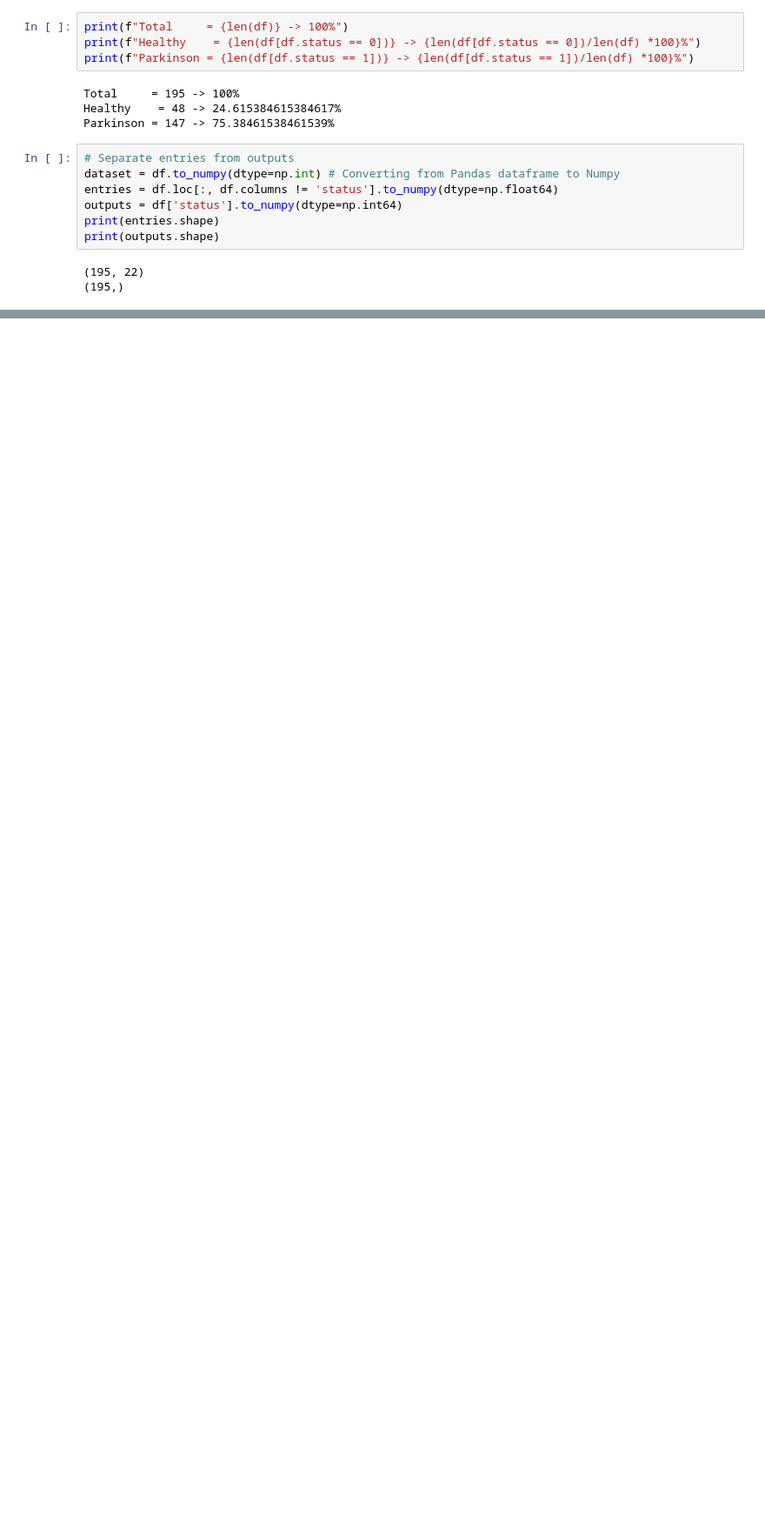
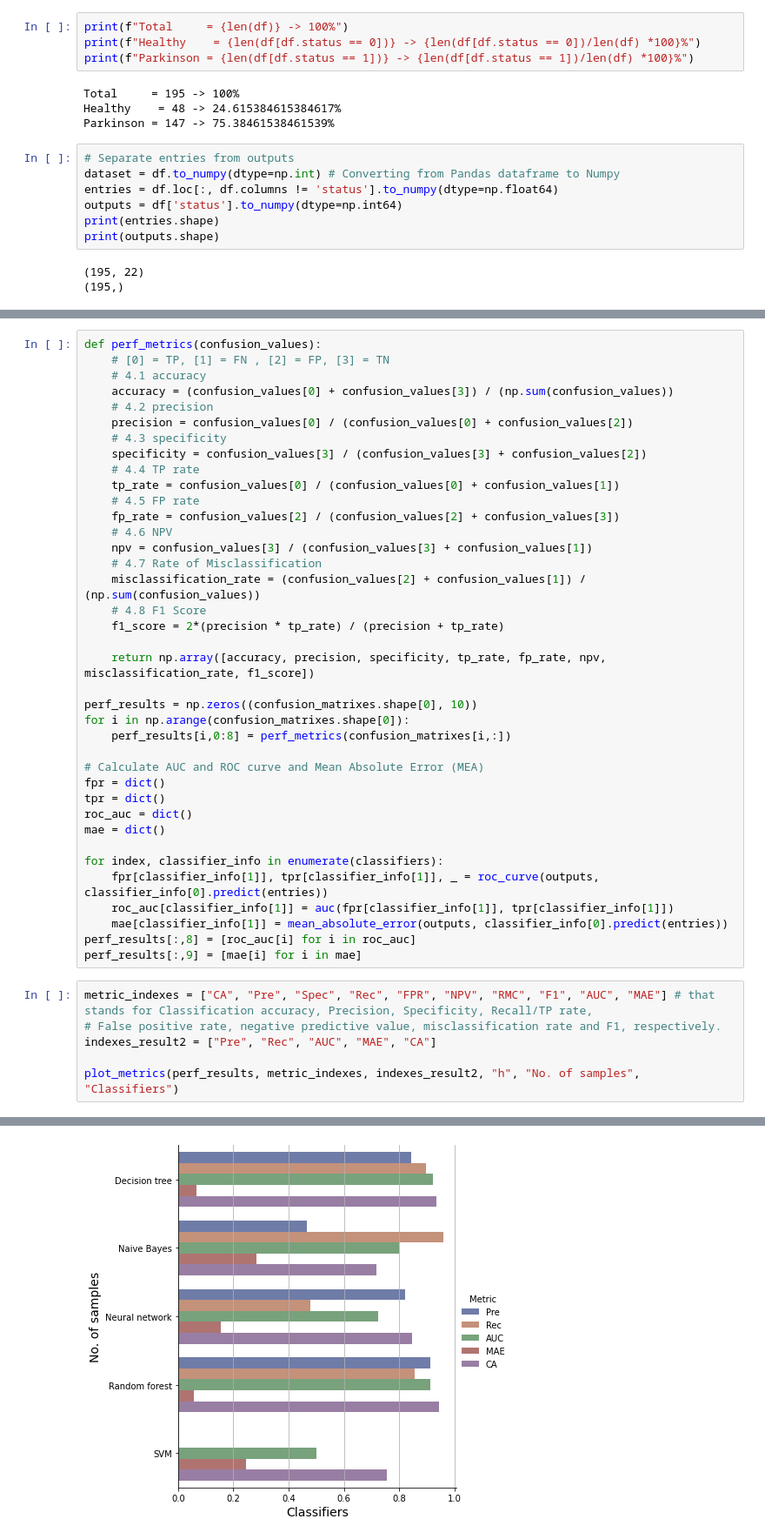
Before and after one commit to cleversonahum/parkinson_diagnosis_ml, a Jupyter notebook: parkinson_diagnosis.ipynb, the cells around one changed output, grey strips where cells are left out. Shown: that part at 87% size. Drawn from its saved outputs; the diff is of its cells as text; blank space fills up the shorter version.

```diff
--- a/parkinson_diagnosis.ipynb
+++ b/parkinson_diagnosis.ipynb
@@ -102,0 +265,45 @@ print(outputs.shape)
+# %%
+def perf_metrics(confusion_values):
+    # [0] = TP, [1] = FN , [2] = FP, [3] = TN
+    # 4.1 accuracy
+    accuracy = (confusion_values[0] + confusion_values[3]) / (np.sum(confusion_values))
+    # 4.2 precision
+    precision = confusion_values[0] / (confusion_values[0] + confusion_values[2])
+    # 4.3 specificity
+    specificity = confusion_values[3] / (confusion_values[3] + confusion_values[2])
+    # 4.4 TP rate
+    tp_rate = confusion_values[0] / (confusion_values[0] + confusion_values[1])
+    # 4.5 FP rate
+    fp_rate = confusion_values[2] / (confusion_values[2] + confusion_values[3])
+    # 4.6 NPV
+    npv = confusion_values[3] / (confusion_values[3] + confusion_values[1])
+    # 4.7 Rate of Misclassification
+    misclassification_rate = (confusion_values[2] + confusion_values[1]) / (np.sum(confusion_values))
+    # 4.8 F1 Score
+    f1_score = 2*(precision * tp_rate) / (precision + tp_rate)
+
+    return np.array([accuracy, precision, specificity, tp_rate, fp_rate, npv, misclassification_rate, f1_score])
+
+perf_results = np.zeros((confusion_matrixes.shape[0], 10))
+for i in np.arange(confusion_matrixes.shape[0]):
+    perf_results[i,0:8] = perf_metrics(confusion_matrixes[i,:])
+
+# Calculate AUC and ROC curve and Mean Absolute Error (MEA)
+fpr = dict()
+tpr = dict()
+roc_auc = dict()
+mae = dict()
+
+for index, classifier_info in enumerate(classifiers):
+    fpr[classifier_info[1]], tpr[classifier_info[1]], _ = roc_curve(outputs, classifier_info[0].predict(entries))
+    roc_auc[classifier_info[1]] = auc(fpr[classifier_info[1]], tpr[classifier_info[1]])
+    mae[classifier_info[1]] = mean_absolute_error(outputs, classifier_info[0].predict(entries))
+perf_results[:,8] = [roc_auc[i] for i in roc_auc]
+perf_results[:,9] = [mae[i] for i in mae]
+# %%
+metric_indexes = ["CA", "Pre", "Spec", "Rec", "FPR", "NPV", "RMC", "F1", "AUC", "MAE"] # that stands for Classification accuracy, Precision, Specificity, Recall/TP rate,
+# False positive rate, negative predictive value, misclassification rate and F1, respectively.
+indexes_result2 = ["Pre", "Rec", "AUC", "MAE", "CA"]
+
+plot_metrics(perf_results, metric_indexes, indexes_result2, "h", "No. of samples", "Classifiers")
+# %% [output]
@@ -102,0 +311 @@ print(outputs.shape)
+[figure, added]
```
Also changed, not shown: parts of 18 cells of this notebook.
